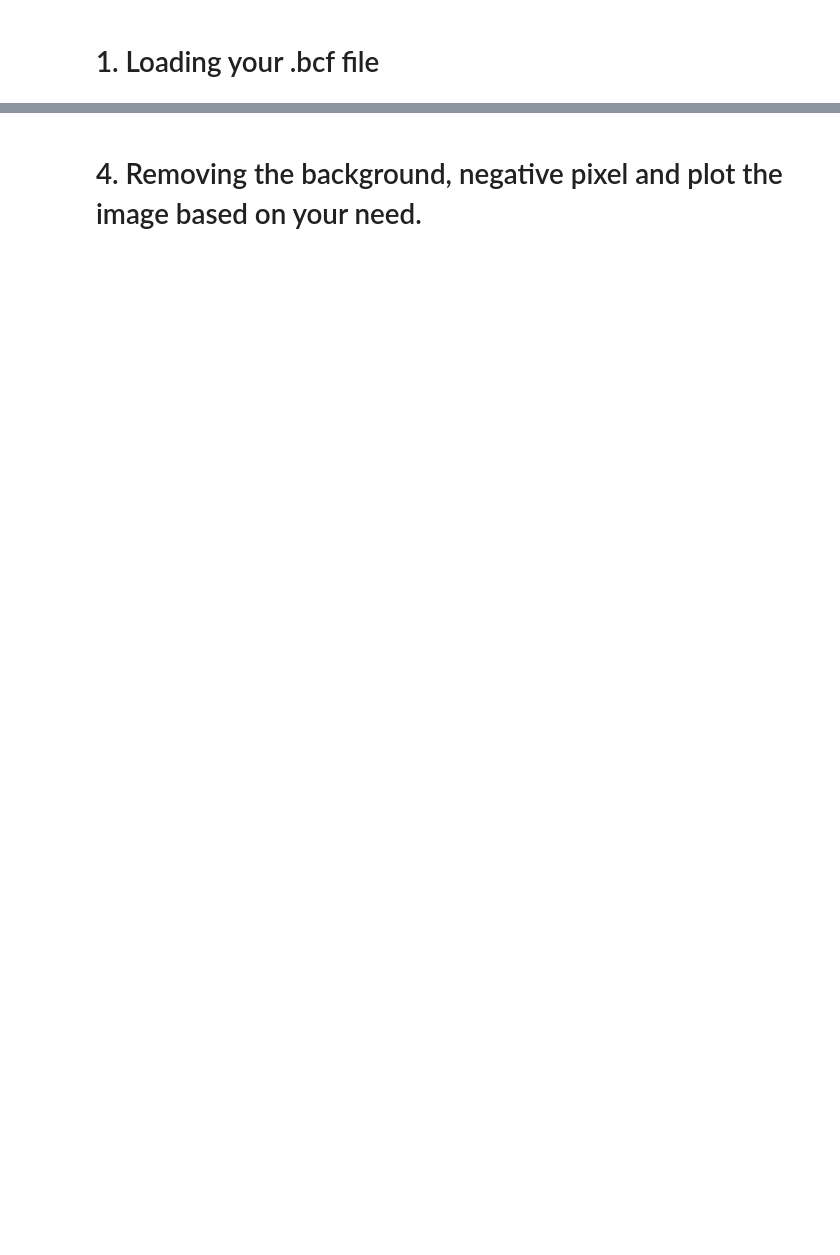
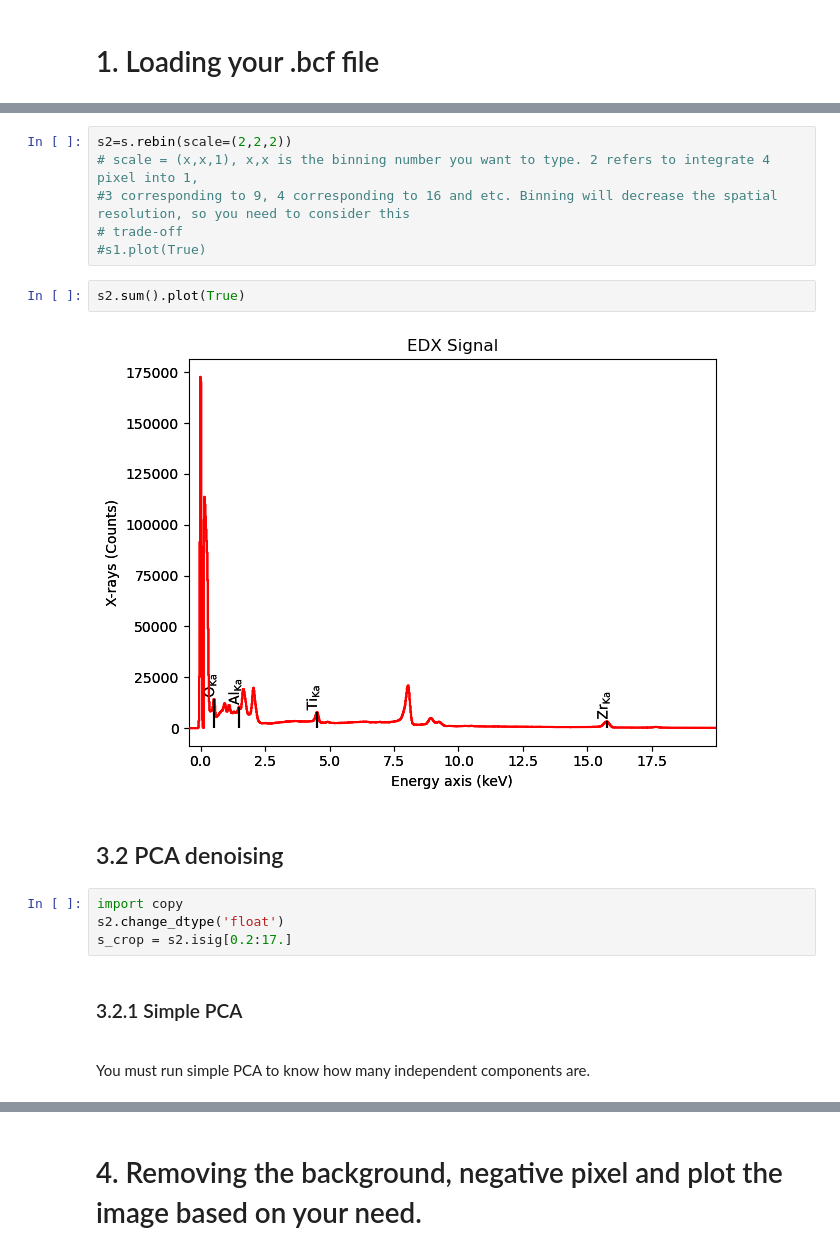
Before and after one commit to iceaiai/STEM, a Jupyter notebook: EDS.ipynb, the cells around one changed output, grey strips where cells are left out. Cells and saved outputs as stored; diff of their text form; blank space fills up the shorter version.

```diff
--- a/EDS.ipynb
+++ b/EDS.ipynb
@@ -60,0 +320,19 @@ plot_binning_image(s,'h') #swith 'h' to 'v' if you want to sum vertically
+# %%
+s2=s.rebin(scale=(2,2,2))
+# scale = (x,x,1), x,x is the binning number you want to type. 2 refers to integrate 4 pixel into 1,
+#3 corresponding to 9, 4 corresponding to 16 and etc. Binning will decrease the spatial resolution, so you need to consider this
+# trade-off
+#s1.plot(True)
+# %%
+s2.sum().plot(True)
+# %% [output]
+[figure, added]
+# %% [markdown]
+## 3.2 PCA denoising
+# %%
+import copy
+s2.change_dtype('float')
+s_crop = s2.isig[0.2:17.]
+# %% [markdown]
+### 3.2.1 Simple PCA
+<br>You must run simple PCA to know how many independent components are.
```
Also changed, not shown: parts of 105 cells of this notebook.
